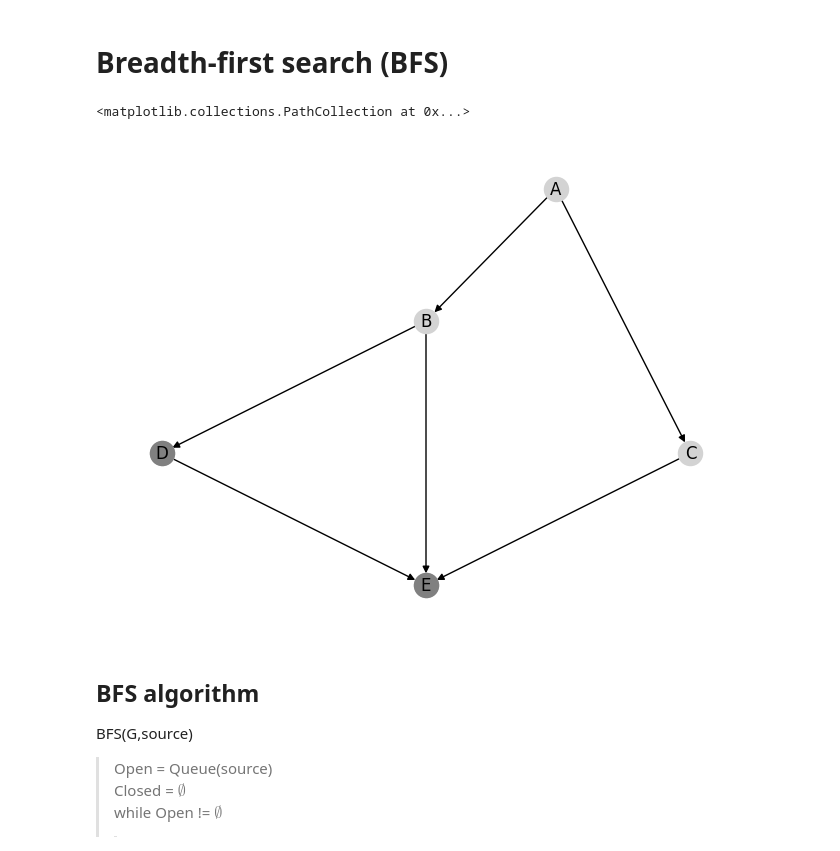
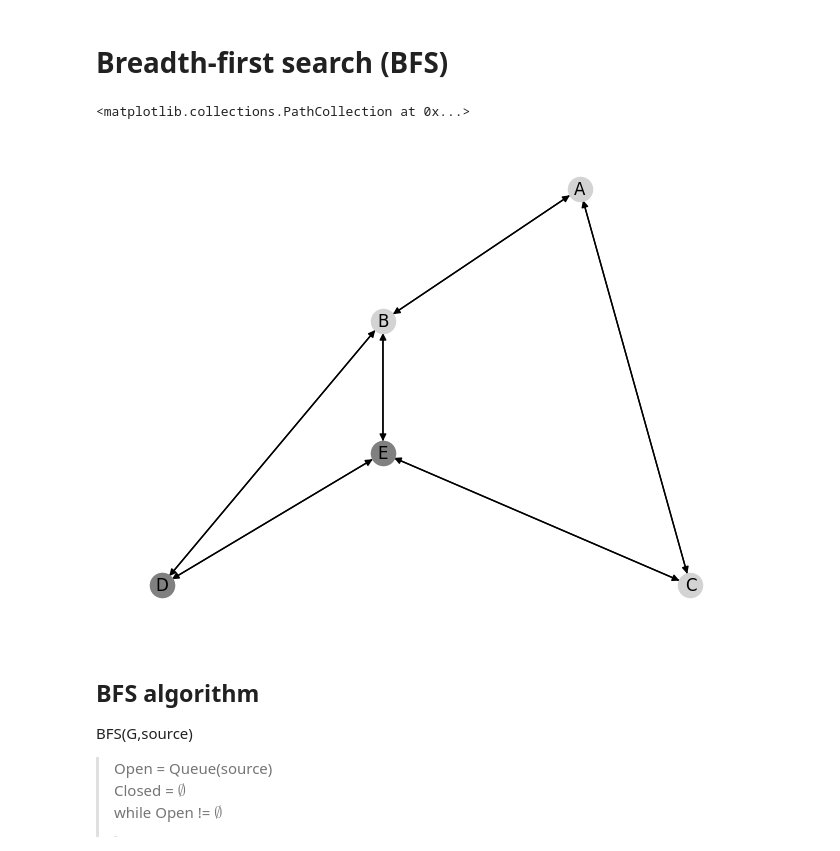
Before and after one commit to jorcisai/SIN, a Jupyter notebook: block1/search/bfs-interactive.ipynb, the cells around one changed output. Cells and saved outputs as stored; diff of their text form; code cells hidden in the pictures.

```diff
--- a/block1/search/bfs-interactive.ipynb
+++ b/block1/search/bfs-interactive.ipynb
@@ -3,17 +3,17 @@
 # %%
 import networkx as nx
 # G is a graph represented as an adjancency list.
 # G is a hash table (dictionary) with each node as a key, and value, the list of adjacent nodes
-G={'A':['B','C'],'B':['D','E'],'C':['E'],'D':['E']}
+G={'A':['B','C'],'B':['A','D','E'],'C':['A','E'],'D':['B','E'],'E':['B','C','D']}
 source='A'
 Target=['D','E']
 nxG=nx.DiGraph(G)
 pos_nodes = nx.nx_agraph.pygraphviz_layout(nxG,prog='dot',root=source)
 nx.draw(nxG,pos=pos_nodes, with_labels=True, node_color="lightgray")
 nx.draw_networkx_nodes(G,pos=pos_nodes, nodelist=Target, node_color='gray')
 # %% [output]
 <matplotlib.collections.PathCollection at 0x...>
-[figure, old version]
+[figure, new version]
 # %% [markdown]
 
 ## BFS algorithm
```
Also changed, not shown: parts of 1 cell of this notebook, 3 other files.
